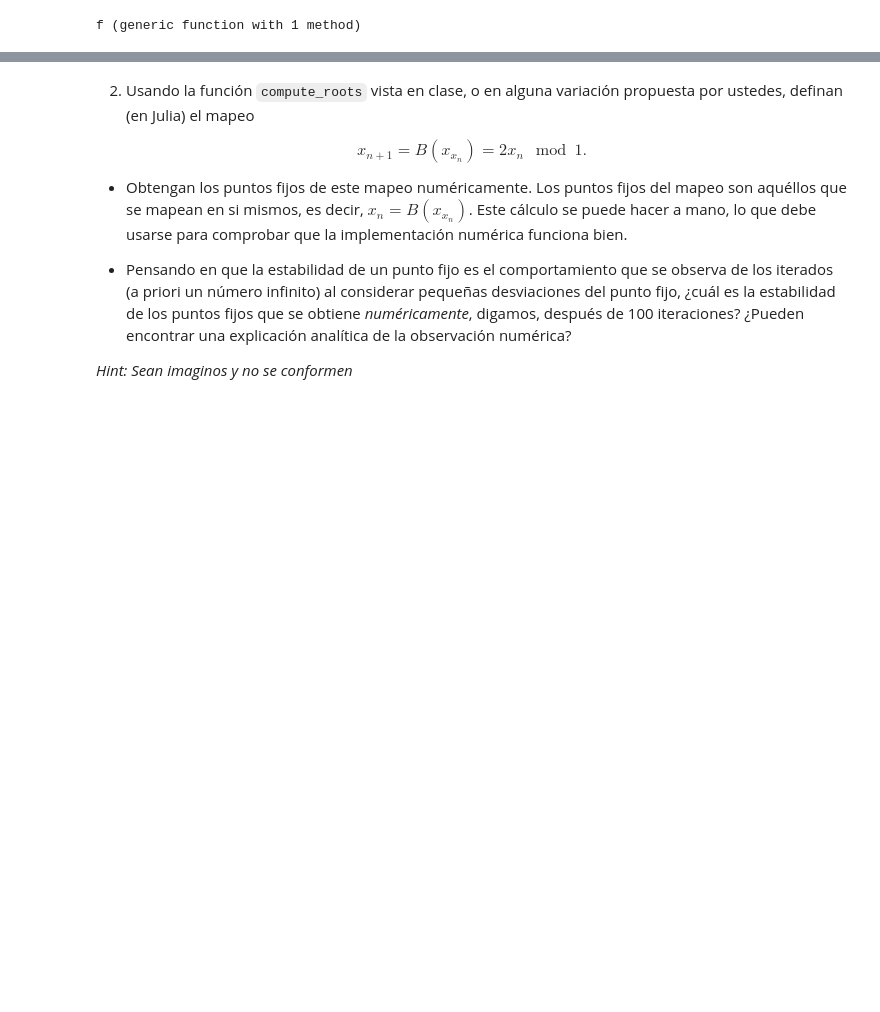
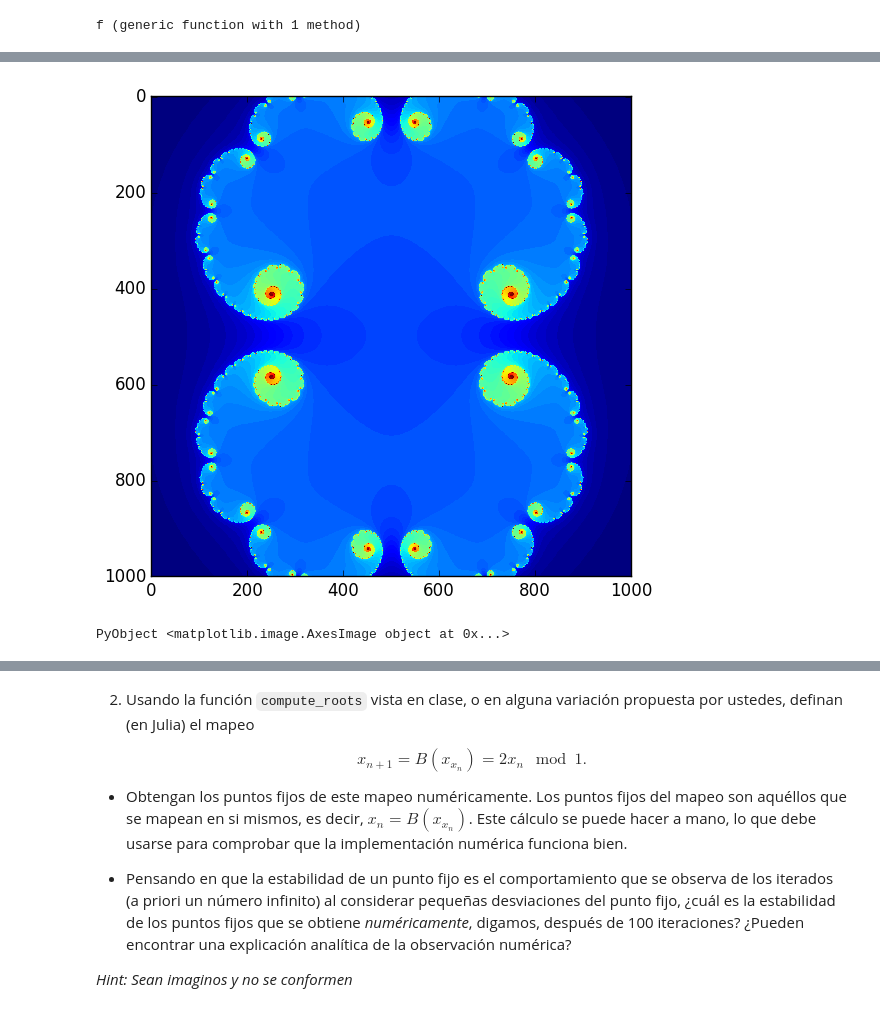
Before and after one commit to lbenet/2017-1_TSFisComp, a Jupyter notebook: tareas/Oscar Hurtado/Tarea 2.ipynb, the cells around one changed output, grey strips where cells are left out. Saved outputs shown, nothing was run; the diff lists cells and outputs as text; code cells hidden in the pictures; blank space fills up the shorter version.

```diff
--- a/tareas/Oscar Hurtado/Tarea 2.ipynb
+++ b/tareas/Oscar Hurtado/Tarea 2.ipynb
@@ -104,0 +77,31 @@ plot(imag(Z));
+# %%
+"""Funcion que grafica el conjunto de Julia generado por el mapeo f(z,c), en donde z
+es la variable en el plano complejo y c el parametro que caracteriza al
+sistema dinamico z_{n+1}=f(z_n)
+
+init_cond =  la malla de condiciones iniciales en el plano complejo
+
+m =  numero limite de iteraciones del mapeo"""
+function Julia_set(f,c,init_cond,m)
+# %%
+#initial_cond=reshape(malla,m*m,1)
+N=80#numero  MAXIMO de iteraciones
+Z=zeros(Complex,m,m)
+iterandos=zeros(m,m)
+for i in 1:m
+    for j in 1:m
+        Z[j,i]=malla[j,i]
+        for k in 1:N
+            Z[j,i]=f(Z[j,i])
+            iterandos[j,i]=k
+            if
+                abs(Z[j,i])>=4
+                break
+            end
+            #if
+             #   abs(Z[j,i])>=10
+              #  break
+            #end
+        end
+    end
+end
@@ -104,0 +128,5 @@ plot(imag(Z));
+# %%
+imshow(iterandos,interpolation="nearest")
+# %% [output]
+[figure, added]
+PyObject <matplotlib.image.AxesImage object at 0x...>
```
Also changed, not shown: parts of 21 cells of this notebook.
